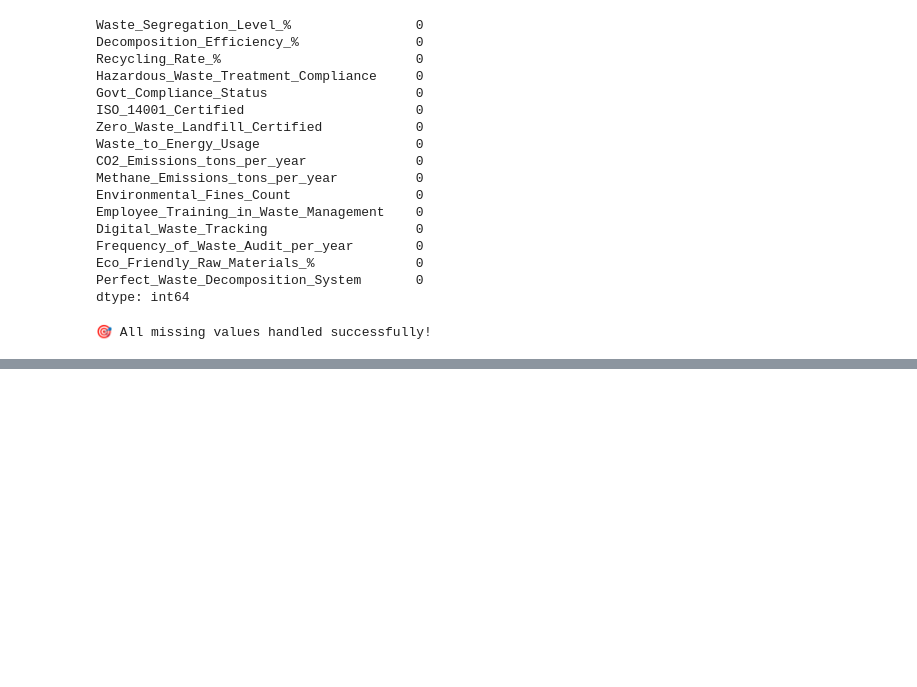
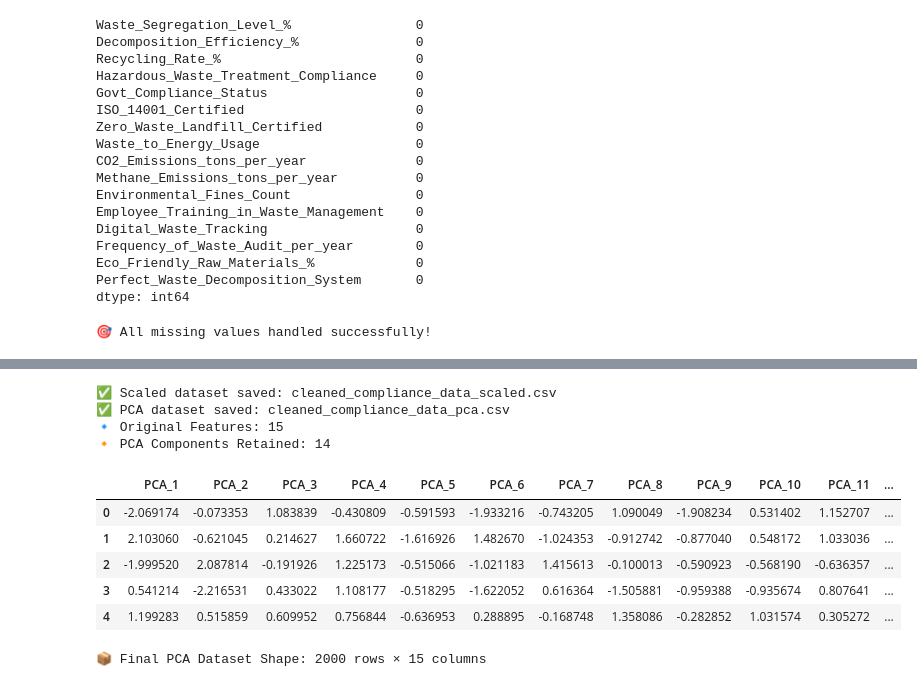
Before and after one commit to Shankar-CSE/Industrial-Waste-Compliance-Detector, a Jupyter notebook: preprocessing/preprocessing.ipynb, the cells around one changed output, grey strips where cells are left out. Drawn from its saved outputs; the diff is of its cells as text; code cells hidden in the pictures; blank space fills up the shorter version.

```diff
--- a/preprocessing/preprocessing.ipynb
+++ b/preprocessing/preprocessing.ipynb
@@ -210,45 +210,57 @@ Perfect_Waste_Decomposition_System         int64
 dtype: object
 (2000, 16)
 # %%
-# # STEP 4: Feature Scaling + PCA
+# STEP 4: Feature Scaling + PCA
 
-# from sklearn.preprocessing import StandardScaler
-# from sklearn.decomposition import PCA
-# import pandas as pd
+from sklearn.preprocessing import StandardScaler
+from sklearn.decomposition import PCA
+import pandas as pd
 
-# # 🧠 Separate target column before scaling
-# target_col = "Perfect_Waste_Decomposition_System"
-# X = df.drop(columns=[target_col])
-# y = df[target_col]
+# 🧠 Separate target column before scaling
+target_col = "Perfect_Waste_Decomposition_System"
+X = df.drop(columns=[target_col])
+y = df[target_col]
 
-# # 1️⃣ Scale the features
-# scaler = StandardScaler()
-# X_scaled = scaler.fit_transform(X)
+# 1️⃣ Scale the features
+scaler = StandardScaler()
+X_scaled = scaler.fit_transform(X)
 
-# # 1a️⃣ Save scaled features + target before PCA
-# df_scaled = pd.DataFrame(X_scaled, columns=X.columns)
-# df_scaled[target_col] = y.values
-# df_scaled.to_csv("../data/cleaned_compliance_data_scaled.csv", index=False)
-# print("✅ Scaled dataset saved: cleaned_compliance_data_scaled.csv")
+# 1a️⃣ Save scaled features + target before PCA
+df_scaled = pd.DataFrame(X_scaled, columns=X.columns)
+df_scaled[target_col] = y.values
+df_scaled.to_csv("../data/cleaned_compliance_data_scaled.csv", index=False)
+print("✅ Scaled dataset saved: cleaned_compliance_data_scaled.csv")
 
-# # 2️⃣ Apply PCA - keep 95% variance
-# pca = PCA(n_components=0.95, random_state=42)
-# X_pca = pca.fit_transform(X_scaled)
+# 2️⃣ Apply PCA - keep 95% variance
+pca = PCA(n_components=0.95, random_state=42)
+X_pca = pca.fit_transform(X_scaled)
 
-# # 3️⃣ Create a new DataFrame for PCA-transformed features
-# pca_columns = [f"PCA_{i+1}" for i in range(X_pca.shape[1])]
-# df_pca = pd.DataFrame(X_pca, columns=pca_columns)
+# 3️⃣ Create a new DataFrame for PCA-transformed features
+pca_columns = [f"PCA_{i+1}" for i in range(X_pca.shape[1])]
+df_pca = pd.DataFrame(X_pca, columns=pca_columns)
 
-# # 4️⃣ Add back the target column
-# df_pca[target_col] = y.values
+# 4️⃣ Add back the target column
+df_pca[target_col] = y.values
 
-# # 5️⃣ Save the PCA dataset
-# df_pca.to_csv("../data/cleaned_compliance_data_pca.csv", index=False)
-# print("✅ PCA dataset saved: cleaned_compliance_data_pca.csv")
+# 5️⃣ Save the PCA dataset
+df_pca.to_csv("../data/cleaned_compliance_data_pca.csv", index=False)
+print("✅ PCA dataset saved: cleaned_compliance_data_pca.csv")
 
-# # 6️⃣ Display summary
-# print(f"🔹 Original Features: {X.shape[1]}")
-# print(f"🔸 PCA Components Retained: {X_pca.shape[1]}")
-# display(df_pca.head())
-# print(f"📦 Final PCA Dataset Shape: {df_pca.shape[0]} rows × {df_pca.shape[1]} columns")
+# 6️⃣ Display summary
+print(f"🔹 Original Features: {X.shape[1]}")
+print(f"🔸 PCA Components Retained: {X_pca.shape[1]}")
+display(df_pca.head())
+print(f"📦 Final PCA Dataset Shape: {df_pca.shape[0]} rows × {df_pca.shape[1]} columns")
+# %% [output]
+✅ Scaled dataset saved: cleaned_compliance_data_scaled.csv
+✅ PCA dataset saved: cleaned_compliance_data_pca.csv
+🔹 Original Features: 15
+🔸 PCA Components Retained: 14
+|  | PCA_1 | PCA_2 | PCA_3 | PCA_4 | PCA_5 | PCA_6 | PCA_7 | PCA_8 | PCA_9 | PCA_10 | PCA_11 | ... |
+| 0 | -2.069174 | -0.073353 | 1.083839 | -0.430809 | -0.591593 | -1.933216 | -0.743205 | 1.090049 | -1.908234 | 0.531402 | 1.152707 | ... |
+| 1 | 2.103060 | -0.621045 | 0.214627 | 1.660722 | -1.616926 | 1.482670 | -1.024353 | -0.912742 | -0.877040 | 0.548172 | 1.033036 | ... |
+| 2 | -1.999520 | 2.087814 | -0.191926 | 1.225173 | -0.515066 | -1.021183 | 1.415613 | -0.100013 | -0.590923 | -0.568190 | -0.636357 | ... |
+| 3 | 0.541214 | -2.216531 | 0.433022 | 1.108177 | -0.518295 | -1.622052 | 0.616364 | -1.505881 | -0.959388 | -0.935674 | 0.807641 | ... |
+| 4 | 1.199283 | 0.515859 | 0.609952 | 0.756844 | -0.636953 | 0.288895 | -0.168748 | 1.358086 | -0.282852 | 1.031574 | 0.305272 | ... |
+📦 Final PCA Dataset Shape: 2000 rows × 15 columns
 # %%
```
Also changed, not shown: parts of 3 cells of this notebook, 5 other files.
